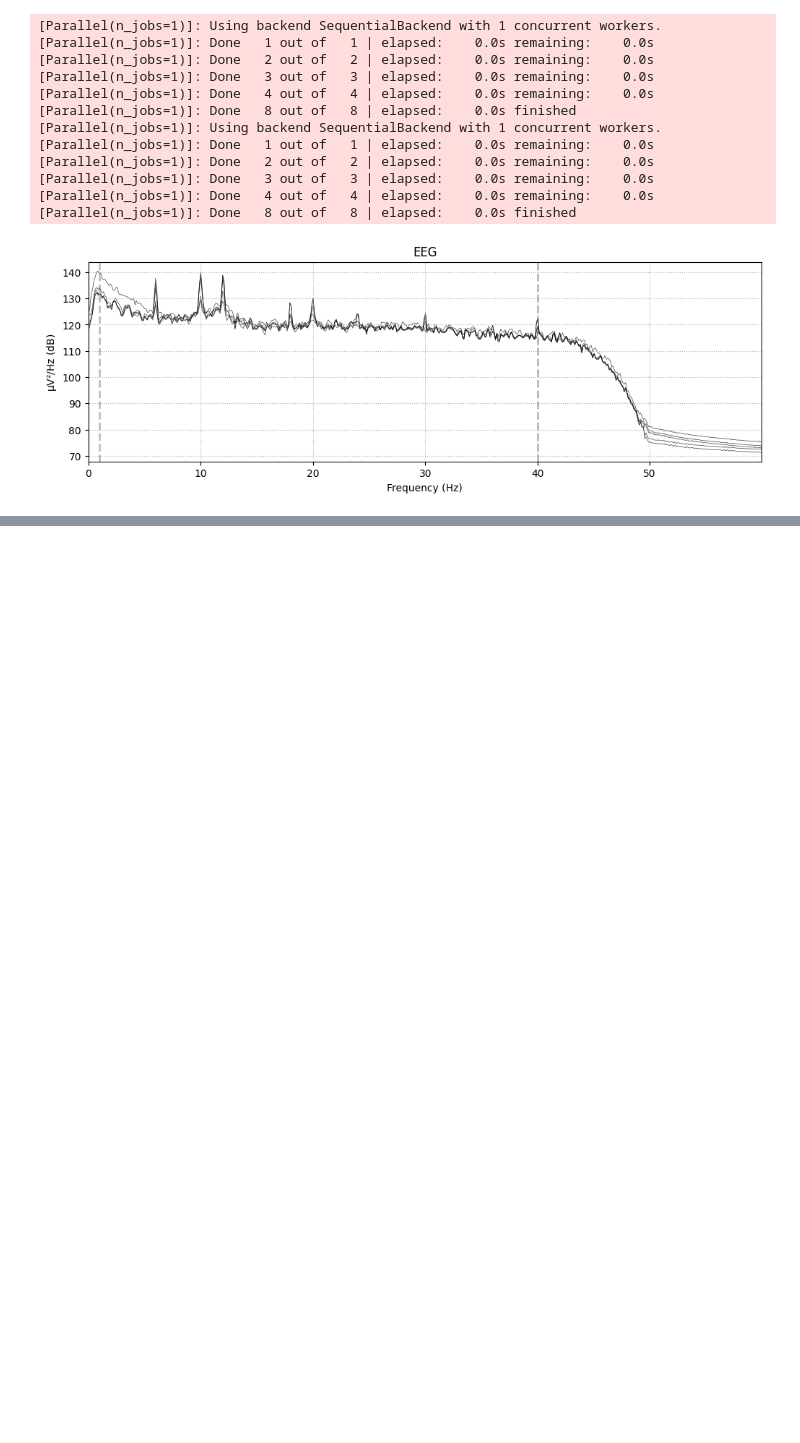
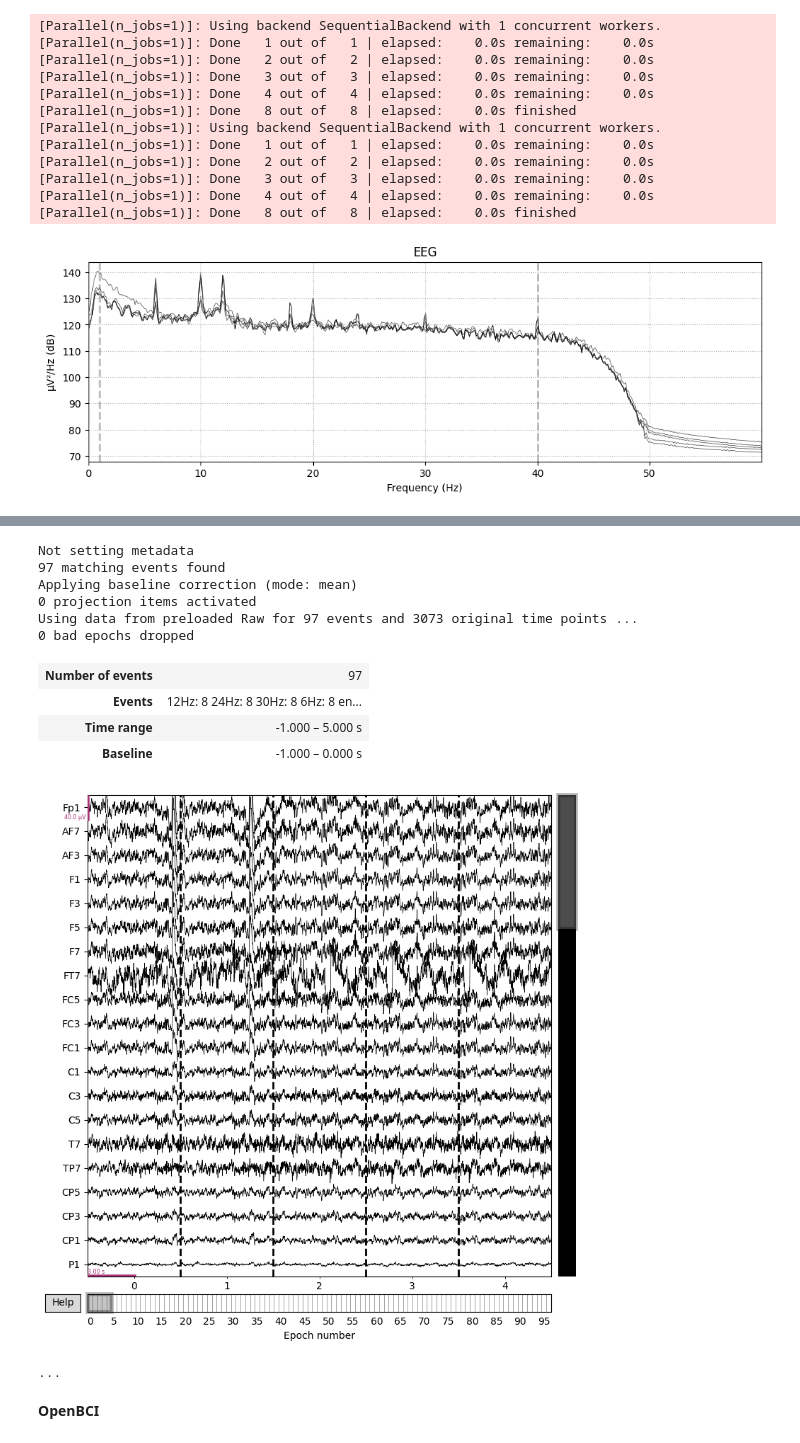
Before and after one commit to pipogood/BCI-Class-Material, a Jupyter notebook: Week4/W4-data-acquisition.ipynb, the cells around one changed output, grey strips where cells are left out. Cells and saved outputs as stored; diff of their text form; code cells hidden in the pictures; blank space fills up the shorter version.

```diff
--- a/Week4/W4-data-acquisition.ipynb
+++ b/Week4/W4-data-acquisition.ipynb
@@ -218,0 +223,14 @@ Effective window size : 8.192 (s)
+# %%
+events = mne.find_events(bio_filter, shortest_event = 0) #command for get events and timestamp
+
+#Define what event numbers is
+event_dict =  {'12Hz': 8,
+'24Hz': 4,
+'6Hz': 10,
+'30Hz': 2,
+'trial_begin': 1,
+'trial_end': 20,
+'end_exper': 40
+}
+
+print(events)
@@ -218,0 +255,32 @@ Effective window size : 8.192 (s)
+# %%
+Bio_Epochs = mne.Epochs(bio_filter, events,
+    tmin= -1.0,
+    tmax= 5.0,
+    event_id=event_dict,
+    preload = True,
+    event_repeated='drop',
+    baseline=(-1.0, 0.0),
+    verbose=True
+    )
+# %% [output]
+Not setting metadata
+97 matching events found
+Applying baseline correction (mode: mean)
+0 projection items activated
+Using data from preloaded Raw for 97 events and 3073 original time points ...
+0 bad epochs dropped
+# %%
+Bio_Epochs
+# %% [output]
+| Number of events | 97 |
+| Events | 12Hz: 8 24Hz: 8 30Hz: 8 6Hz: 8 en... |
+| Time range | -1.000 – 5.000 s |
+| Baseline | -1.000 – 0.000 s |
+# %%
+Bio_Epochs.plot(n_epochs = 5)
+print('...')
+# %% [output]
+[figure, added]
+...
+# %% [markdown]
+**OpenBCI**
```
Also changed, not shown: parts of 8 cells of this notebook, 3 other files.
